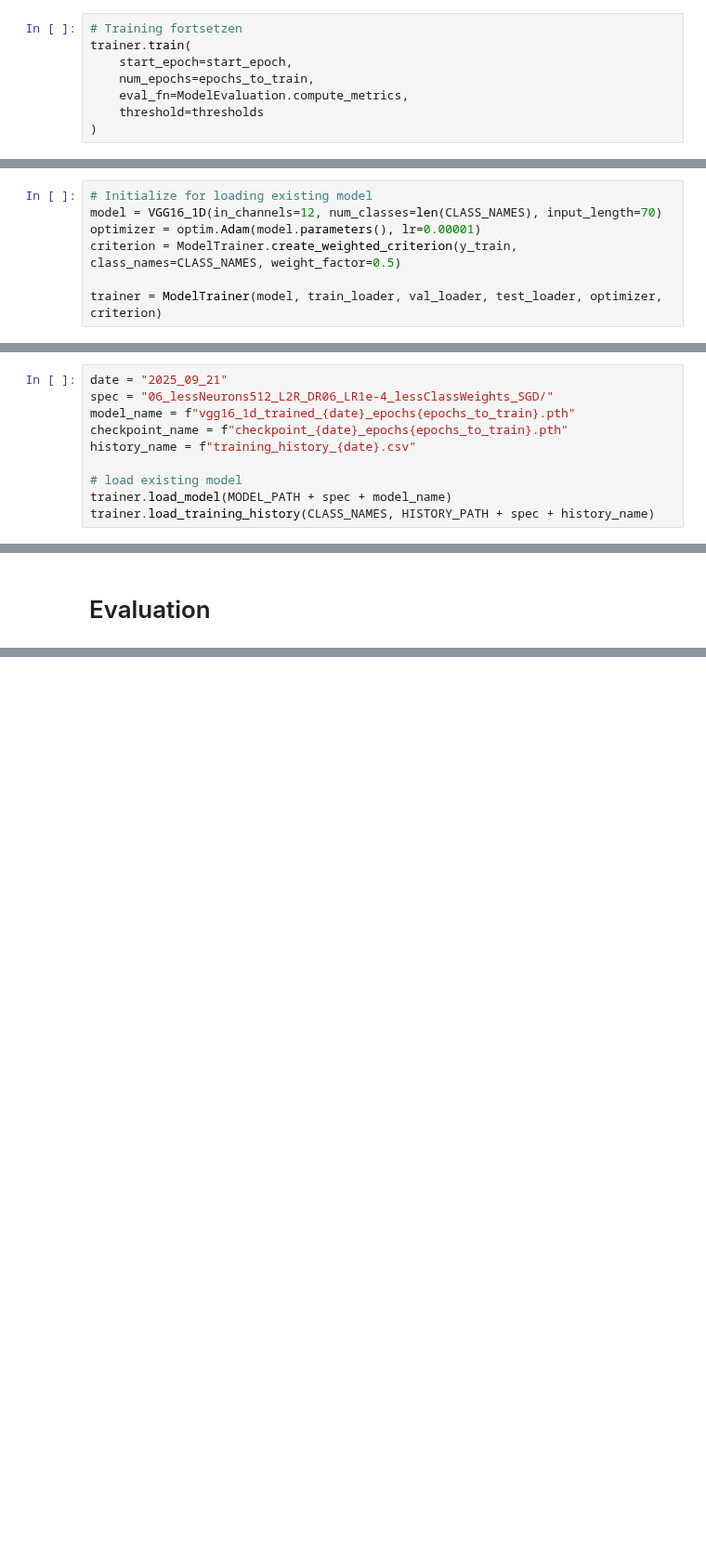
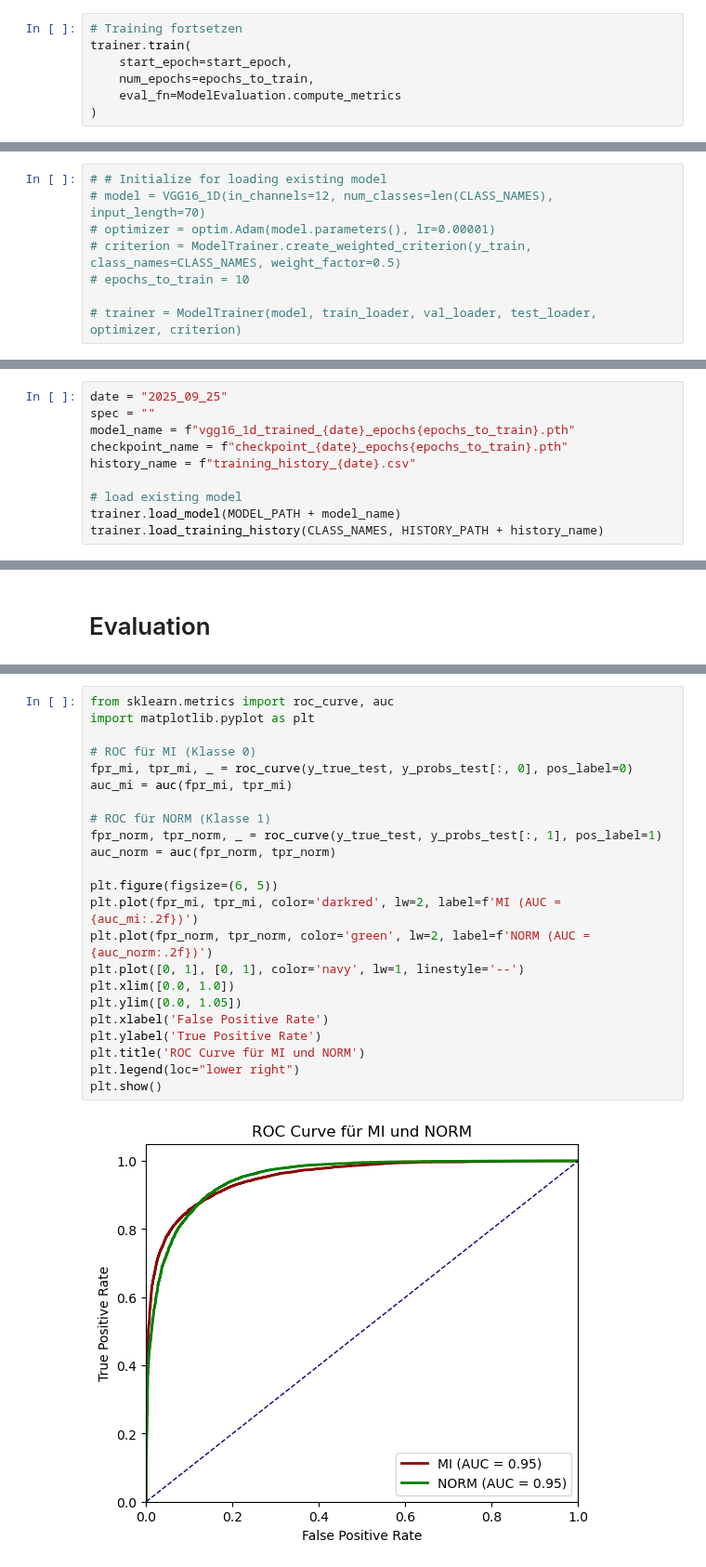
Before and after one commit to AliceKitchkin/ECG_xAI, a Jupyter notebook: notebooks/02_model_training.ipynb, the cells around one changed output, grey strips where cells are left out. Shown at 93% size. Cells and saved outputs as stored; diff of their text form; blank space fills up the shorter version.

```diff
--- a/notebooks/02_model_training.ipynb
+++ b/notebooks/02_model_training.ipynb
@@ -267,7 +265,6 @@ Fortsetzung ab Epoche 10.
 trainer.train(
     start_epoch=start_epoch,
     num_epochs=epochs_to_train,
-    eval_fn=ModelEvaluation.compute_metrics,
-    threshold=thresholds
+    eval_fn=ModelEvaluation.compute_metrics
 )
 # %% [output]
@@ -358,9 +375,10 @@ Trainingshistorie wurde unter ../data/results/training_history/training_history_
 # %% [markdown]
 ## Load trained Model
 # %%
-# Initialize for loading existing model
-model = VGG16_1D(in_channels=12, num_classes=len(CLASS_NAMES), input_length=70)
-optimizer = optim.Adam(model.parameters(), lr=0.00001)
-criterion = ModelTrainer.create_weighted_criterion(y_train, class_names=CLASS_NAMES, weight_factor=0.5)
+# # Initialize for loading existing model
+# model = VGG16_1D(in_channels=12, num_classes=len(CLASS_NAMES), input_length=70)
+# optimizer = optim.Adam(model.parameters(), lr=0.00001)
+# criterion = ModelTrainer.create_weighted_criterion(y_train, class_names=CLASS_NAMES, weight_factor=0.5)
+# epochs_to_train = 10
 
-trainer = ModelTrainer(model, train_loader, val_loader, test_loader, optimizer, criterion)
+# trainer = ModelTrainer(model, train_loader, val_loader, test_loader, optimizer, criterion)
@@ -371,10 +385,10 @@ Class weights (higher values = rarer classes get more importance):
 # %%
-date = "2025_09_21"
-spec = "06_lessNeurons512_L2R_DR06_LR1e-4_lessClassWeights_SGD/"
+date = "2025_09_25"
+spec = ""
 model_name = f"vgg16_1d_trained_{date}_epochs{epochs_to_train}.pth"
 checkpoint_name = f"checkpoint_{date}_epochs{epochs_to_train}.pth"
 history_name = f"training_history_{date}.csv"
 
 # load existing model
-trainer.load_model(MODEL_PATH + spec + model_name)
-trainer.load_training_history(CLASS_NAMES, HISTORY_PATH + spec + history_name)
+trainer.load_model(MODEL_PATH + model_name)
+trainer.load_training_history(CLASS_NAMES, HISTORY_PATH + history_name)
@@ -482,0 +491,25 @@ ModelEvaluation.plot_metrics_from_history(
+# %%
+from sklearn.metrics import roc_curve, auc
+import matplotlib.pyplot as plt
+
+# ROC für MI (Klasse 0)
+fpr_mi, tpr_mi, _ = roc_curve(y_true_test, y_probs_test[:, 0], pos_label=0)
+auc_mi = auc(fpr_mi, tpr_mi)
+
+# ROC für NORM (Klasse 1)
+fpr_norm, tpr_norm, _ = roc_curve(y_true_test, y_probs_test[:, 1], pos_label=1)
+auc_norm = auc(fpr_norm, tpr_norm)
+
+plt.figure(figsize=(6, 5))
+plt.plot(fpr_mi, tpr_mi, color='darkred', lw=2, label=f'MI (AUC = {auc_mi:.2f})')
+plt.plot(fpr_norm, tpr_norm, color='green', lw=2, label=f'NORM (AUC = {auc_norm:.2f})')
+plt.plot([0, 1], [0, 1], color='navy', lw=1, linestyle='--')
+plt.xlim([0.0, 1.0])
+plt.ylim([0.0, 1.05])
+plt.xlabel('False Positive Rate')
+plt.ylabel('True Positive Rate')
+plt.title('ROC Curve für MI und NORM')
+plt.legend(loc="lower right")
+plt.show()
+# %% [output]
+[figure, added]
```
Also changed, not shown: parts of 33 cells of this notebook, 7 other files.
